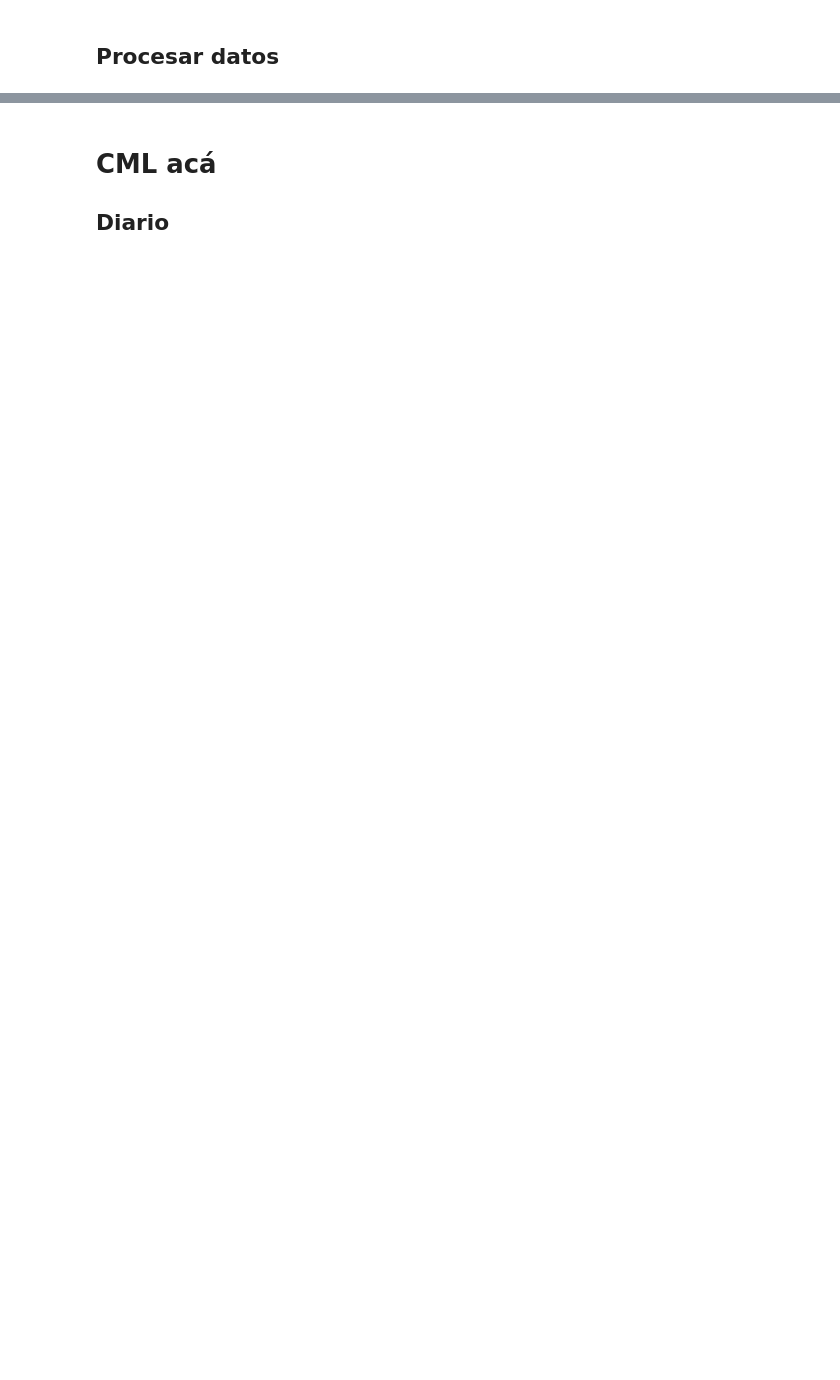
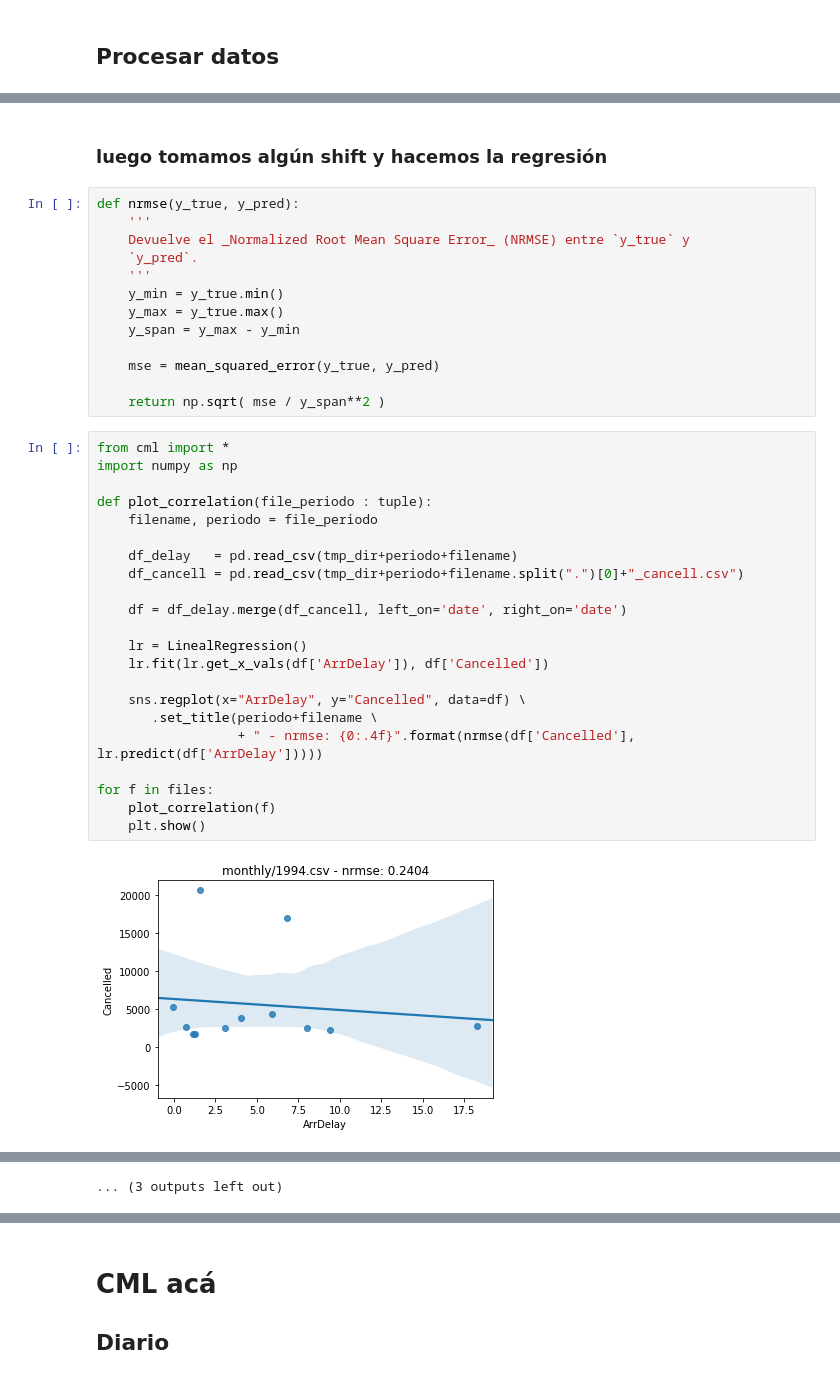
Before and after one commit to jpcenteno/flight-delay-estimation, a Jupyter notebook: notebooks/daily_monthly_cancellation.ipynb, the cells around one changed output, grey strips where cells are left out. Saved outputs shown, nothing was run; the diff lists cells and outputs as text; blank space fills up the shorter version.

```diff
--- a/notebooks/daily_monthly_cancellation.ipynb
+++ b/notebooks/daily_monthly_cancellation.ipynb
@@ -97,0 +265,39 @@ Listo ./tmp_csv/monthly/
+# %% [markdown]
+### luego tomamos algún shift y hacemos la regresión
+# %%
+def nrmse(y_true, y_pred):
+    '''
+    Devuelve el _Normalized Root Mean Square Error_ (NRMSE) entre `y_true` y
+    `y_pred`.
+    '''
+    y_min = y_true.min()
+    y_max = y_true.max()
+    y_span = y_max - y_min
+
+    mse = mean_squared_error(y_true, y_pred)
+
+    return np.sqrt( mse / y_span**2 )
+# %%
+from cml import *
+import numpy as np
+
+def plot_correlation(file_periodo : tuple):
+    filename, periodo = file_periodo
+
+    df_delay   = pd.read_csv(tmp_dir+periodo+filename)
+    df_cancell = pd.read_csv(tmp_dir+periodo+filename.split(".")[0]+"_cancell.csv")
+
+    df = df_delay.merge(df_cancell, left_on='date', right_on='date')
+
+    lr = LinealRegression()
+    lr.fit(lr.get_x_vals(df['ArrDelay']), df['Cancelled'])
+
+    sns.regplot(x="ArrDelay", y="Cancelled", data=df) \
+       .set_title(periodo+filename \
+                  + " - nrmse: {0:.4f}".format(nrmse(df['Cancelled'], lr.predict(df['ArrDelay']))))
+
+for f in files:
+    plot_correlation(f)
+    plt.show()
+# %% [output]
+[figure, added]
@@ -97,0 +315 @@ Listo ./tmp_csv/monthly/
+... (3 outputs left out)
```
Also changed, not shown: parts of 24 cells of this notebook, 1 other file.
